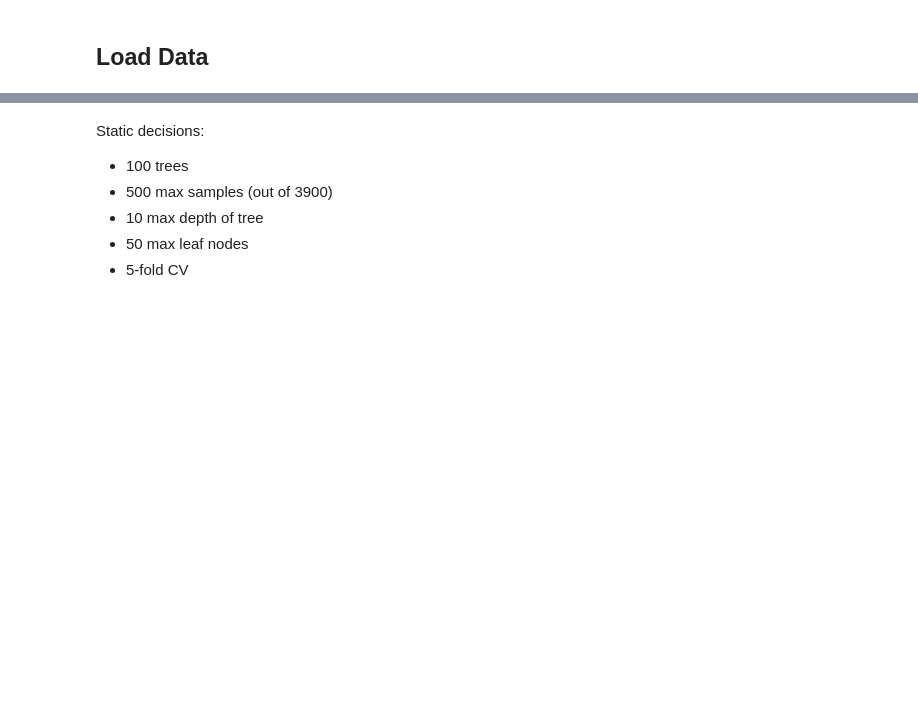
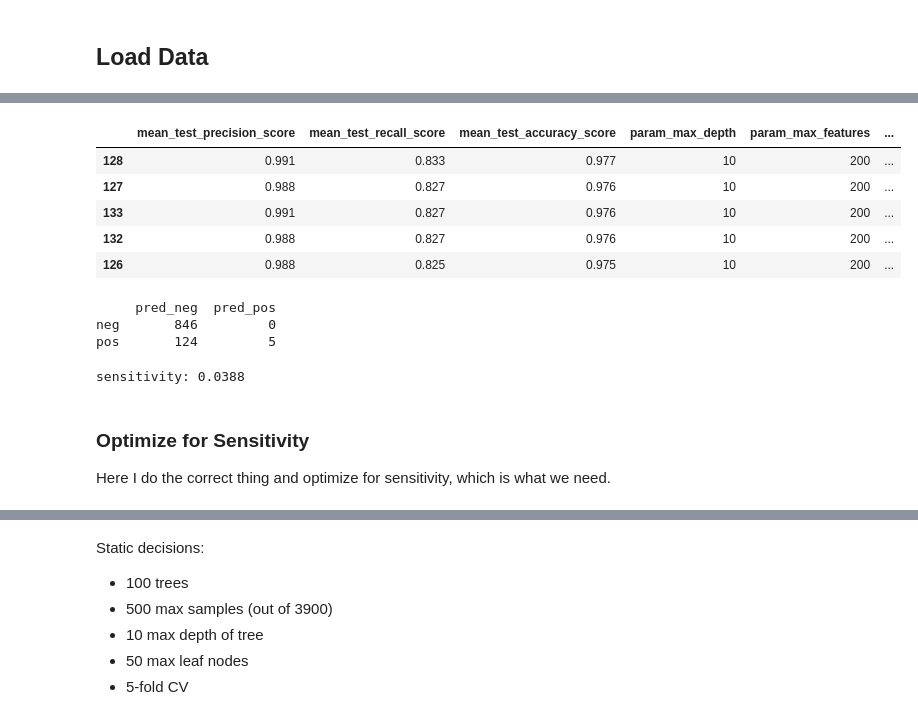
Before and after one commit to BigBangData/NaturalLanguageProcessing, a Jupyter notebook: TextAnalyticsWithR/10_RandomForests_1.ipynb, the cells around one changed output, grey strips where cells are left out. Saved outputs shown, nothing was run; the diff lists cells and outputs as text; code cells hidden in the pictures; blank space fills up the shorter version.

Commit message:
Optimize for sensitivity in GridSearchCV scoring with shallow params

```diff
--- a/TextAnalyticsWithR/10_RandomForests_1.ipynb
+++ b/TextAnalyticsWithR/10_RandomForests_1.ipynb
@@ -48,0 +107,35 @@ for i, X in enumerate(Xnames):
+# %%
+def gridsearch_wrapper(cv=5, refit_score='accuracy_score', n_jobs=-1):
+    """Fits a GridSearchCV classifier using refit_score for optimization
+       Prints classifier's performance metrics
+    """
+    T1 = time.time()
+    cv_folds = StratifiedKFold(n_splits=cv)
+    grid_search = GridSearchCV(clf, param_grid, scoring=scorers, refit=refit_score,
+                               cv=cv_folds, return_train_score=True, n_jobs=n_jobs)
+
+    grid_search.fit(X_train, y_train)
+
+    # make the predictions
+    y_pred = grid_search.predict(X_test)
+    print('Best params for {}'.format(refit_score))
+    print(grid_search.best_params_)
+
+    # confusion matrix on the test data
+    print('\nConfusion matrix of Random Forest optimized for {} on the test data:'.format(refit_score))
+    print(pd.DataFrame(confusion_matrix(y_test, y_pred),
+                       columns=['pred_neg', 'pred_pos'],
+                       index=['neg', 'pos']))
+
+    mins, secs = divmod(time.time() - T1, 60)
+    print(f'\nElapsed: {mins:0.0f} m {secs:0.0f} s')
+    return grid_search
+# %%
+def format_results(gridsearch, sort_by):
+    """Format results, returning top 6 given a sorting score.
+    """
+    res_df = pd.DataFrame(gridsearch.cv_results_)
+    res_df = res_df[['mean_test_precision_score', 'mean_test_recall_score', 'mean_test_accuracy_score',
+                     'param_max_depth', 'param_max_features', 'param_min_samples_split', 'param_n_estimators']]
+    res_df = res_df.sort_values(by=sort_by, ascending=False).round(3).head()
+    return res_df
@@ -48,0 +146,2 @@ for i, X in enumerate(Xnames):
+# %%
+gridsearch_precision = gridsearch_wrapper(refit_score='precision_score')
@@ -48,0 +158,29 @@ for i, X in enumerate(Xnames):
+# %%
+format_results(gridsearch_precision, 'mean_test_recall_score')
+# %% [output]
+|  | mean_test_precision_score | mean_test_recall_score | mean_test_accuracy_score | param_max_depth | param_max_features | ... |
+| 128 | 0.991 | 0.833 | 0.977 | 10 | 200 | ... |
+| 127 | 0.988 | 0.827 | 0.976 | 10 | 200 | ... |
+| 133 | 0.991 | 0.827 | 0.976 | 10 | 200 | ... |
+| 132 | 0.988 | 0.827 | 0.976 | 10 | 200 | ... |
+| 126 | 0.988 | 0.825 | 0.975 | 10 | 200 | ... |
+# %%
+y_pred = gridsearch_precision.predict(X_test)
+
+print(pd.DataFrame(confusion_matrix(y_test, y_pred),
+                   columns=['pred_neg', 'pred_pos'],
+                   index=['neg', 'pos']))
+# %% [output]
+     pred_neg  pred_pos
+neg       846         0
+pos       124         5
+# %%
+tn, fp, fn, tp = confusion_matrix(y_test, y_pred).ravel()
+recall = tp / (tp + fn)
+print(f'sensitivity: {recall:0.4f}')
+# %% [output]
+sensitivity: 0.0388
+# %% [markdown]
+### Optimize for Sensitivity
+
+Here I do the correct thing and optimize for sensitivity, which is what we need.
```
Also changed, not shown: parts of 34 cells of this notebook, 2 other files.
